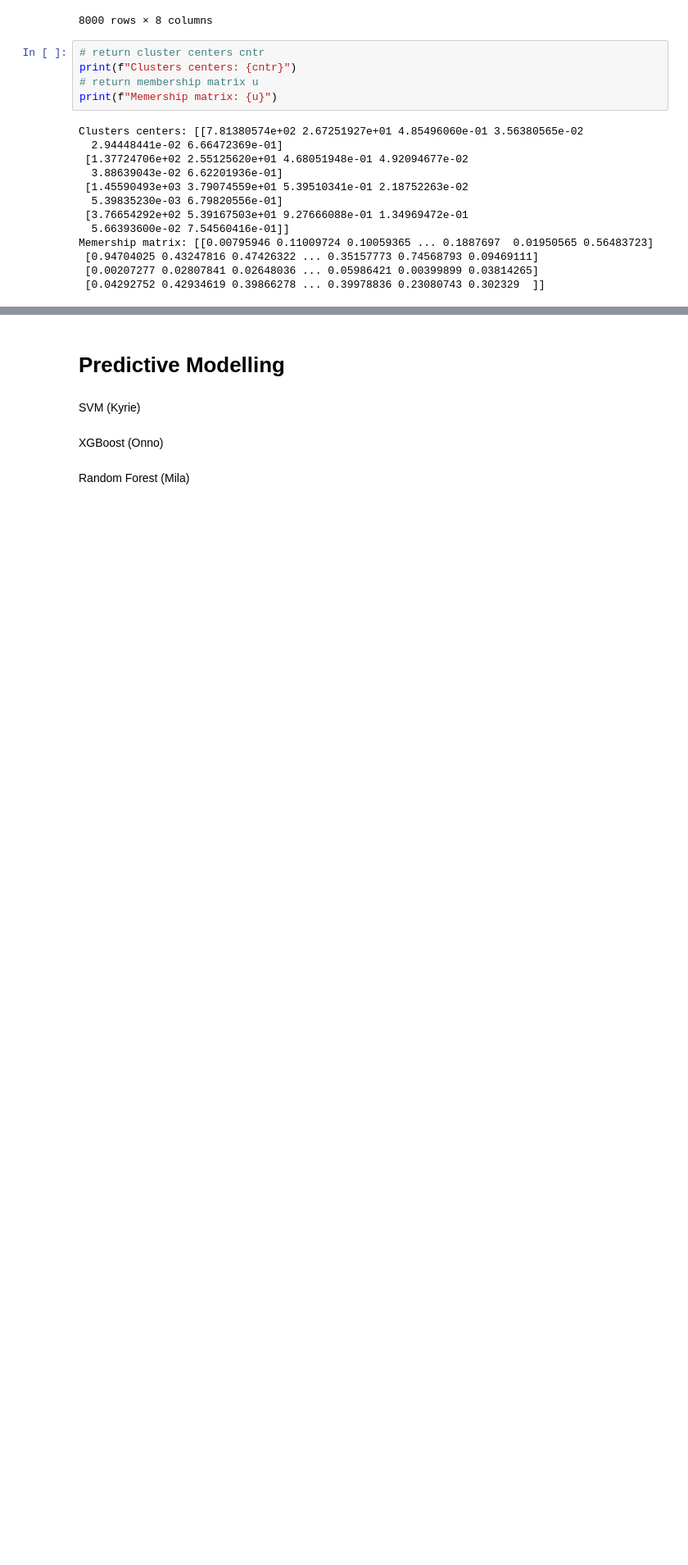
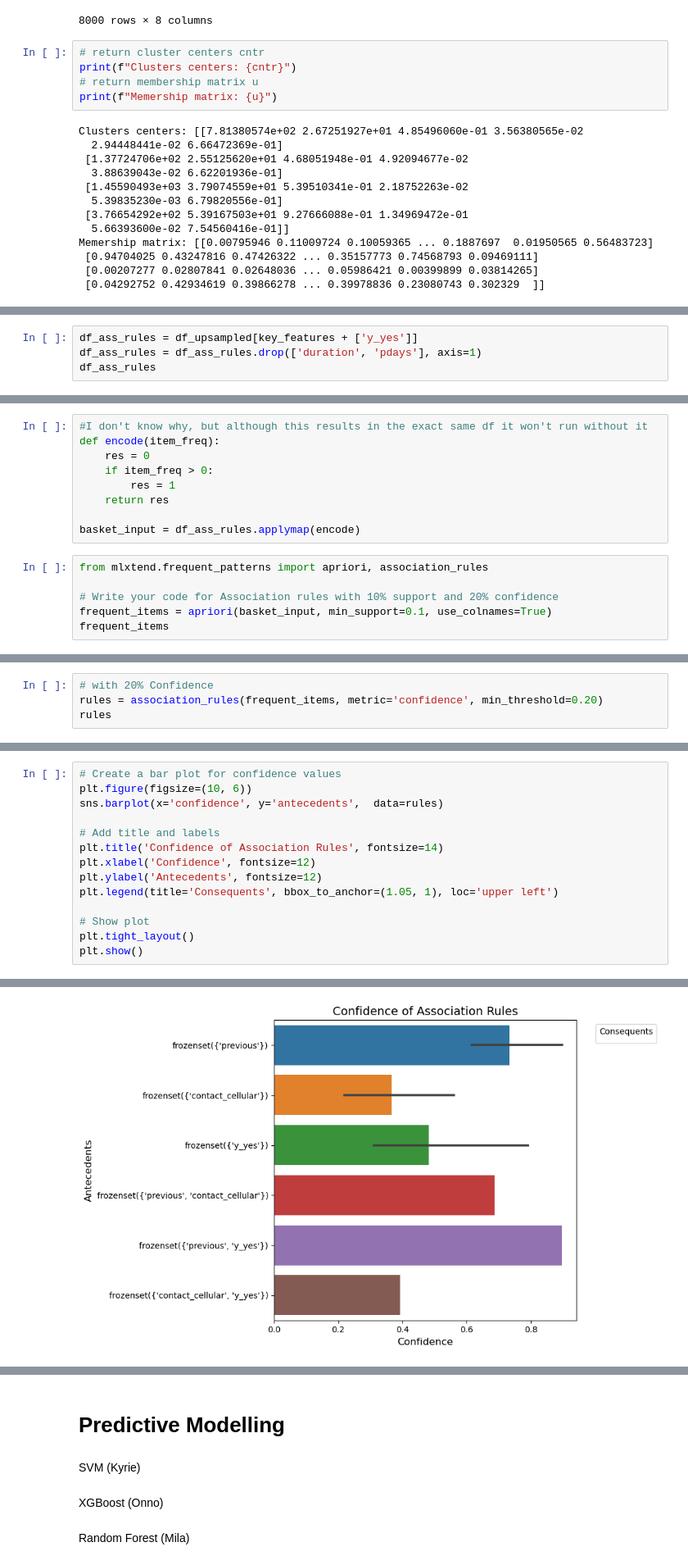
Before and after one commit to DSBE-Semester-A/DataMining, a Jupyter notebook: Assignment2/Assignment_2.ipynb, the cells around one changed output, grey strips where cells are left out. Shown at 82% size. Drawn from its saved outputs; the diff is of its cells as text; blank space fills up the shorter version.

```diff
--- a/Assignment2/Assignment_2.ipynb
+++ b/Assignment2/Assignment_2.ipynb
@@ -436,0 +557,4 @@ Memership matrix: [[0.00795946 0.11009724 0.10059365 ... 0.1887697  0.01950565 0
+# %%
+df_ass_rules = df_upsampled[key_features + ['y_yes']]
+df_ass_rules = df_ass_rules.drop(['duration', 'pdays'], axis=1)
+df_ass_rules
@@ -436,0 +593,15 @@ Memership matrix: [[0.00795946 0.11009724 0.10059365 ... 0.1887697  0.01950565 0
+# %%
+#I don't know why, but although this results in the exact same df it won't run without it
+def encode(item_freq):
+    res = 0
+    if item_freq > 0:
+        res = 1
+    return res
+
+basket_input = df_ass_rules.applymap(encode)
+# %%
+from mlxtend.frequent_patterns import apriori, association_rules
+
+# Write your code for Association rules with 10% support and 20% confidence
+frequent_items = apriori(basket_input, min_support=0.1, use_colnames=True)
+frequent_items
@@ -436,0 +617,4 @@ Memership matrix: [[0.00795946 0.11009724 0.10059365 ... 0.1887697  0.01950565 0
+# %%
+# with 20% Confidence
+rules = association_rules(frequent_items, metric='confidence', min_threshold=0.20)
+rules
@@ -436,0 +692,15 @@ Memership matrix: [[0.00795946 0.11009724 0.10059365 ... 0.1887697  0.01950565 0
+# %%
+# Create a bar plot for confidence values
+plt.figure(figsize=(10, 6))
+sns.barplot(x='confidence', y='antecedents',  data=rules)
+
+# Add title and labels
+plt.title('Confidence of Association Rules', fontsize=14)
+plt.xlabel('Confidence', fontsize=12)
+plt.ylabel('Antecedents', fontsize=12)
+plt.legend(title='Consequents', bbox_to_anchor=(1.05, 1), loc='upper left')
+
+# Show plot
+plt.tight_layout()
+plt.show()
+# %% [output]
@@ -436,0 +708 @@ Memership matrix: [[0.00795946 0.11009724 0.10059365 ... 0.1887697  0.01950565 0
+[figure, added]
```
Also changed, not shown: parts of 28 cells of this notebook, 1 other file.
